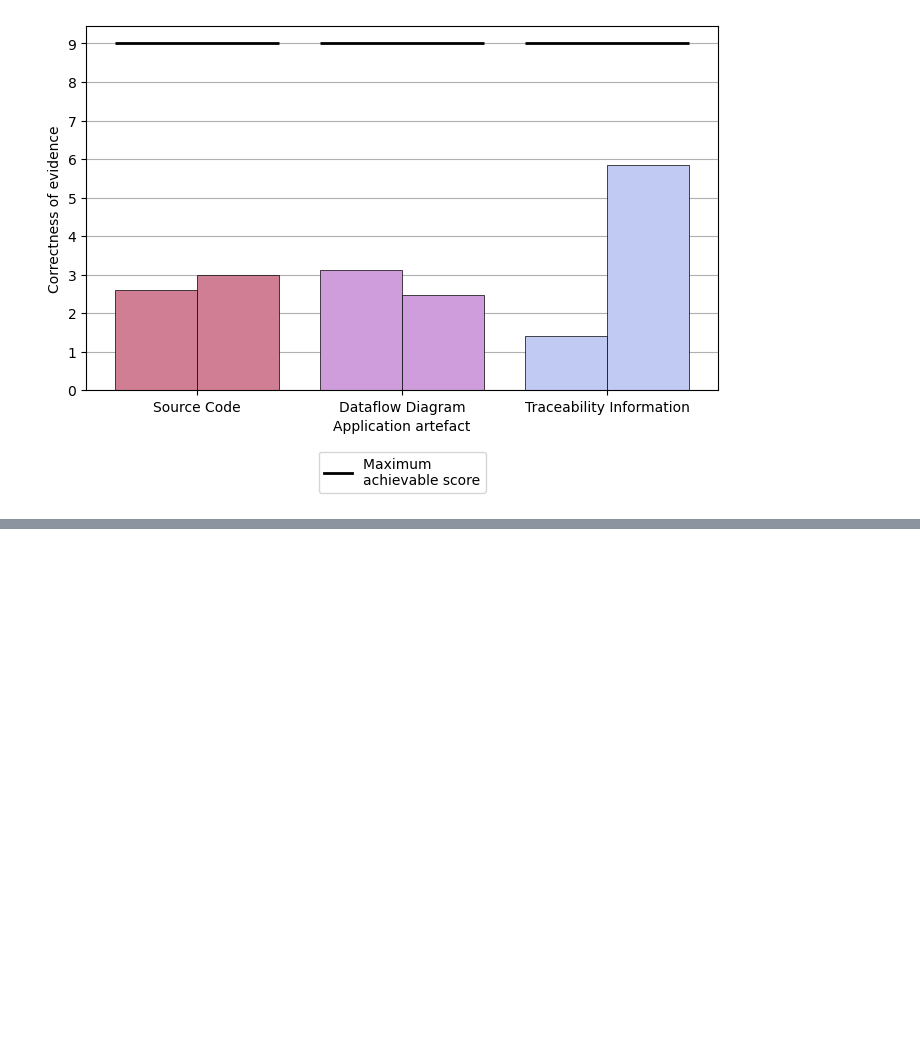
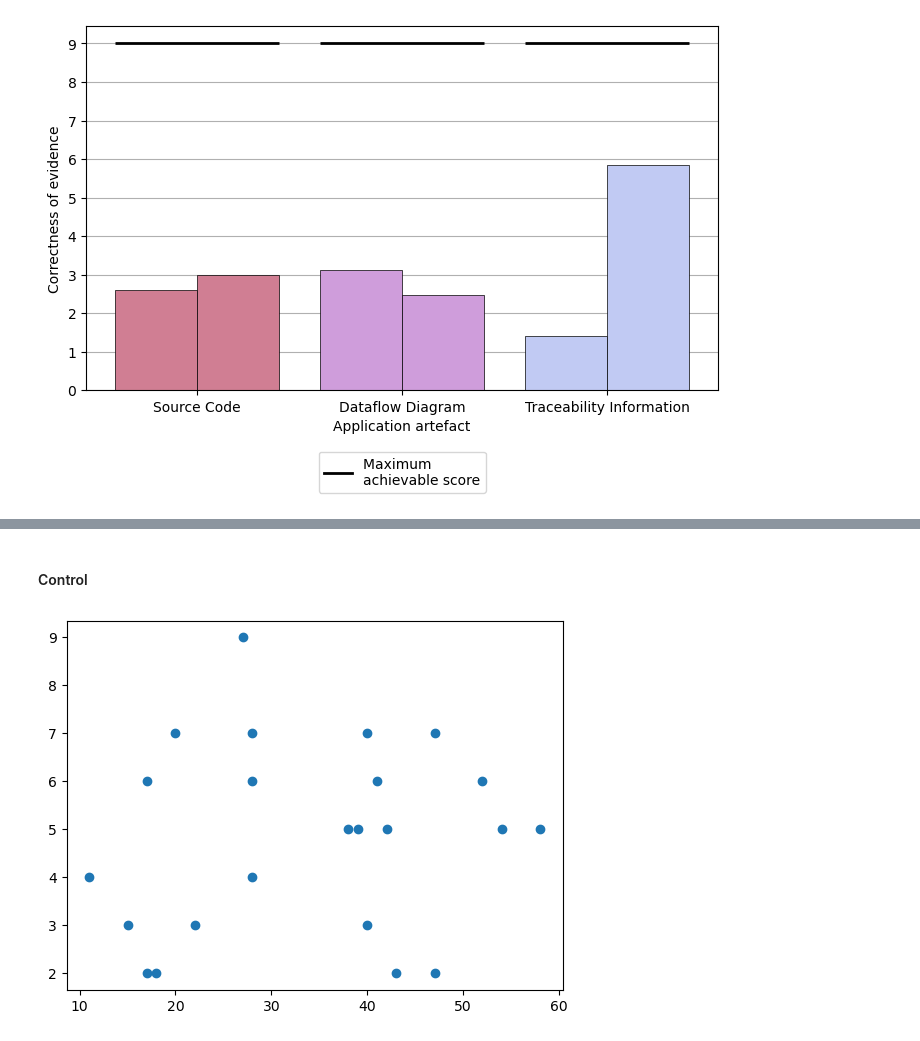
Before and after one commit to tuhh-softsec/SANER2024_empirical_experiment_DFDs, a Jupyter notebook: results/analysis.ipynb, the cells around one changed output, grey strips where cells are left out. Saved outputs shown, nothing was run; the diff lists cells and outputs as text; code cells hidden in the pictures; blank space fills up the shorter version.

```diff
--- a/results/analysis.ipynb
+++ b/results/analysis.ipynb
@@ -1180,0 +1196,11 @@ plt.show()
+# %% [markdown]
+#### Control
+# %%
+times_control = df_control["Time (minutes)"]
+scores_control = df_control_overall_score
+
+plt.scatter(times_control, scores_control)
+plt.savefig("./plots/time_scatterplot_control.pdf", dpi=900)
+plt.show()
+# %% [output]
+[figure, added]
```
Also changed, not shown: parts of 4 cells of this notebook, 18 other files.
